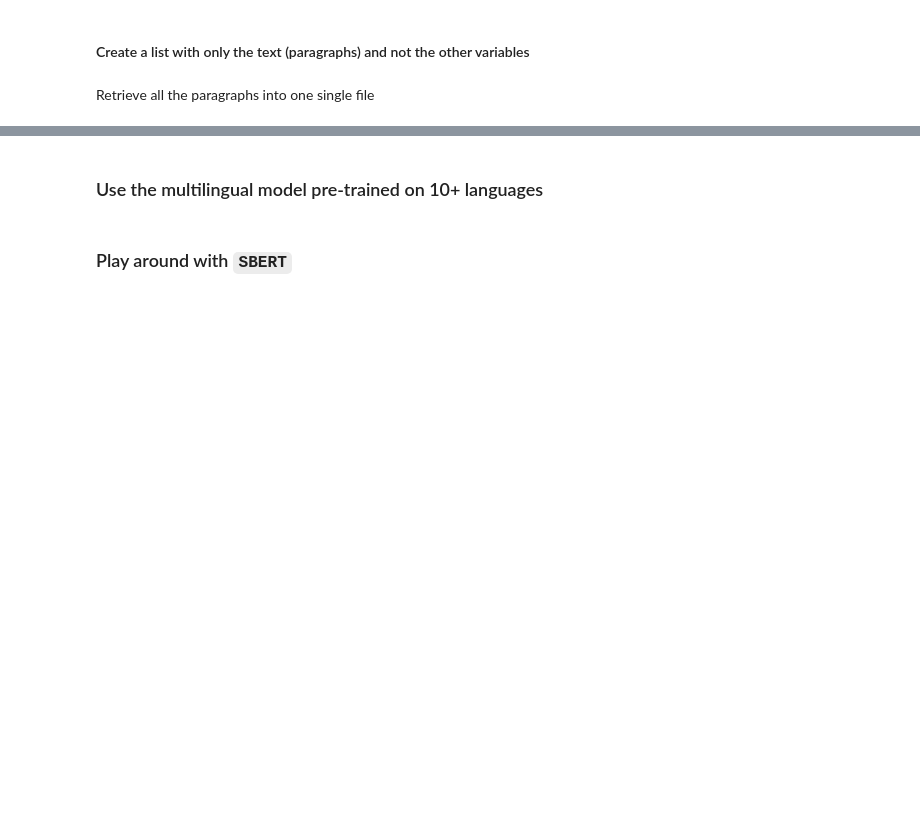
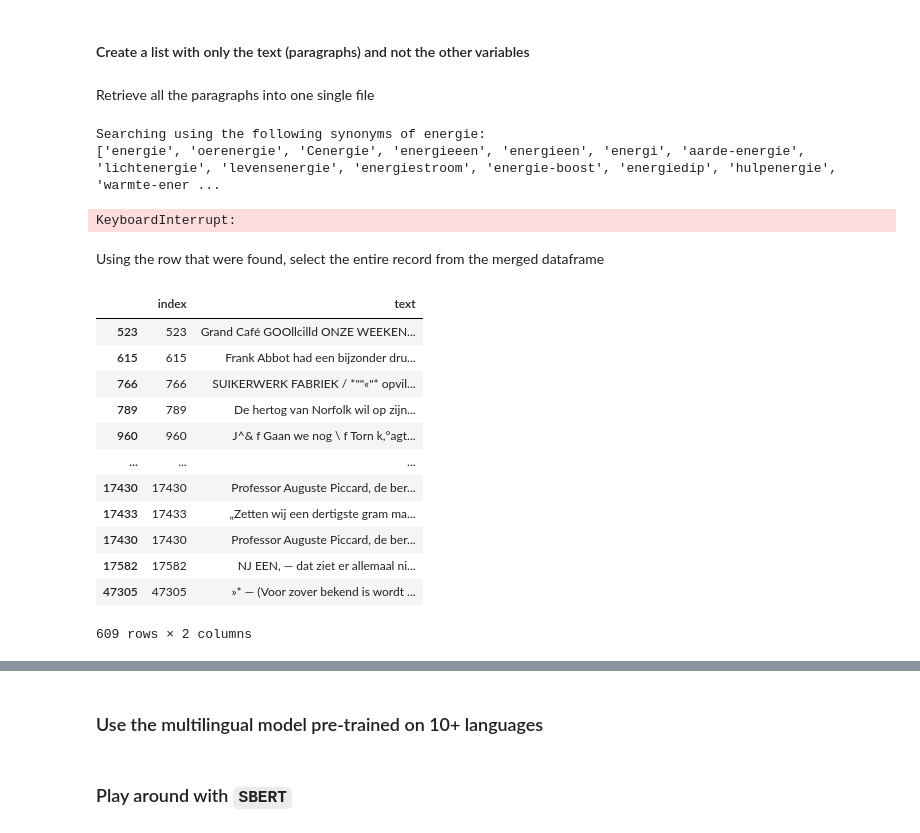
Before and after one commit to UtrechtUniversity/hist-aware, a Jupyter notebook: notebooks/text-selection.ipynb, the cells around one changed output, grey strips where cells are left out. Cells and saved outputs as stored; diff of their text form; code cells hidden in the pictures; blank space fills up the shorter version.

```diff
--- a/notebooks/text-selection.ipynb
+++ b/notebooks/text-selection.ipynb
@@ -453,0 +632,6 @@ Retrieve all the paragraphs into one single file
+# %%
+pars = list_paragraphs(df_test_joined)
+titles = list_title(df_test_joined)
+# %%
+df_pars = pd.DataFrame(pars).reset_index()
+df_pars.rename({0: 'text'}, axis=1, inplace=True)
@@ -454,3 +641,51 @@ Retrieve all the paragraphs into one single file
+# %%
+def search_synonyms(word, df, n):
+    """Find all texts in which a synonym of the word appears.
+
+    Takes:
+        - string (word)
+        - dataframe in which to search
+        - The total number of synonym to retrieve
+    """
+    result = pd.DataFrame()
+
+    ms = nlp.vocab.vectors.most_similar(np.asarray([nlp.vocab.vectors[nlp.vocab.strings[word]]]), n=n)
+    synonyms = [nlp.vocab.strings[w] for w in ms[0][0]]
+    print(f"Searching using the following synonyms of {word}:")
+    print(synonyms)
+
+    for syn in tqdm(synonyms):
+        result = result.append(df[df["text"].str.contains(syn,
+                                                          case=False,
+                                                          regex=False)
+                                 ]
+                              )
+    return result
+# %%
+a = search_synonyms("energie", df_titles, 50)
+b = search_synonyms("energie", df_pars, 50)
+# %% [output]
+Searching using the following synonyms of energie:
+['energie', 'oerenergie', 'Cenergie', 'energieeen', 'energieen', 'energi', 'aarde-energie', 'lichtenergie', 'levensenergie', 'energiestroom', 'energie-boost', 'energiedip', 'hulpenergie', 'warmte-ener ...
+KeyboardInterrupt:
+# %% [markdown]
+Using the row that were found, select the entire record from the merged dataframe
+# %%
+b
+# %% [output]
+|  | index | text |
+| 523 | 523 | Grand Café GOOllcilld ONZE WEEKEN... |
+| 615 | 615 | Frank Abbot had een bijzonder dru... |
+| 766 | 766 | SUIKERWERK FABRIEK / *""«"* opvil... |
+| 789 | 789 | De hertog van Norfolk wil op zijn... |
+| 960 | 960 | J^& f Gaan we nog \ f Torn k,°agt... |
+| ... | ... | ... |
+| 17430 | 17430 | Professor Auguste Piccard, de ber... |
+| 17433 | 17433 | „Zetten wij een dertigste gram ma... |
+| 17430 | 17430 | Professor Auguste Piccard, de ber... |
+| 17582 | 17582 | NJ EEN, — dat ziet er allemaal ni... |
+| 47305 | 47305 | »* — (Voor zover bekend is wordt ... |
+609 rows × 2 columns
 # %%
 df_test_joined
 # %% [output]
```
Also changed, not shown: parts of 26 cells of this notebook, 16 other files.
